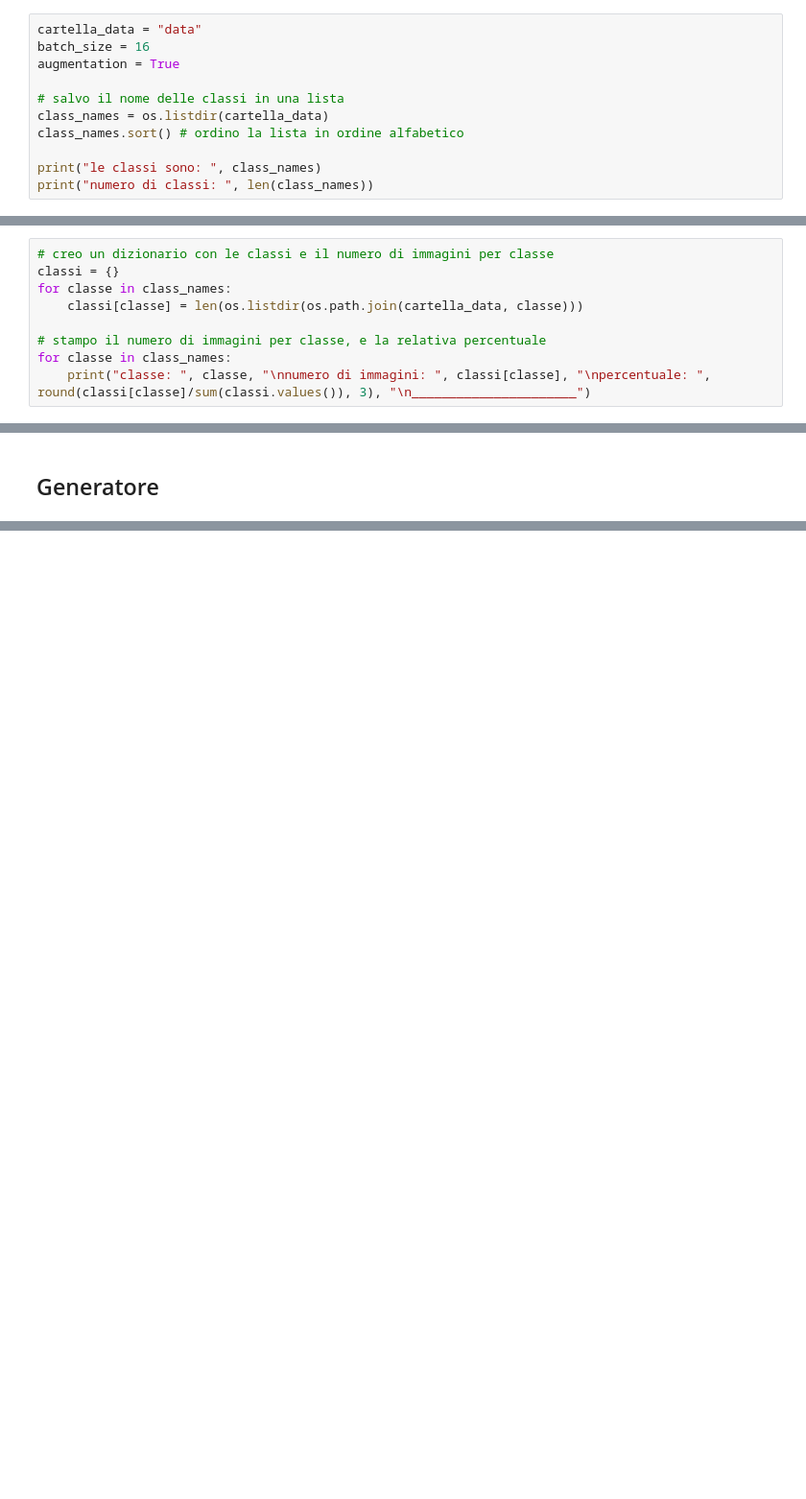
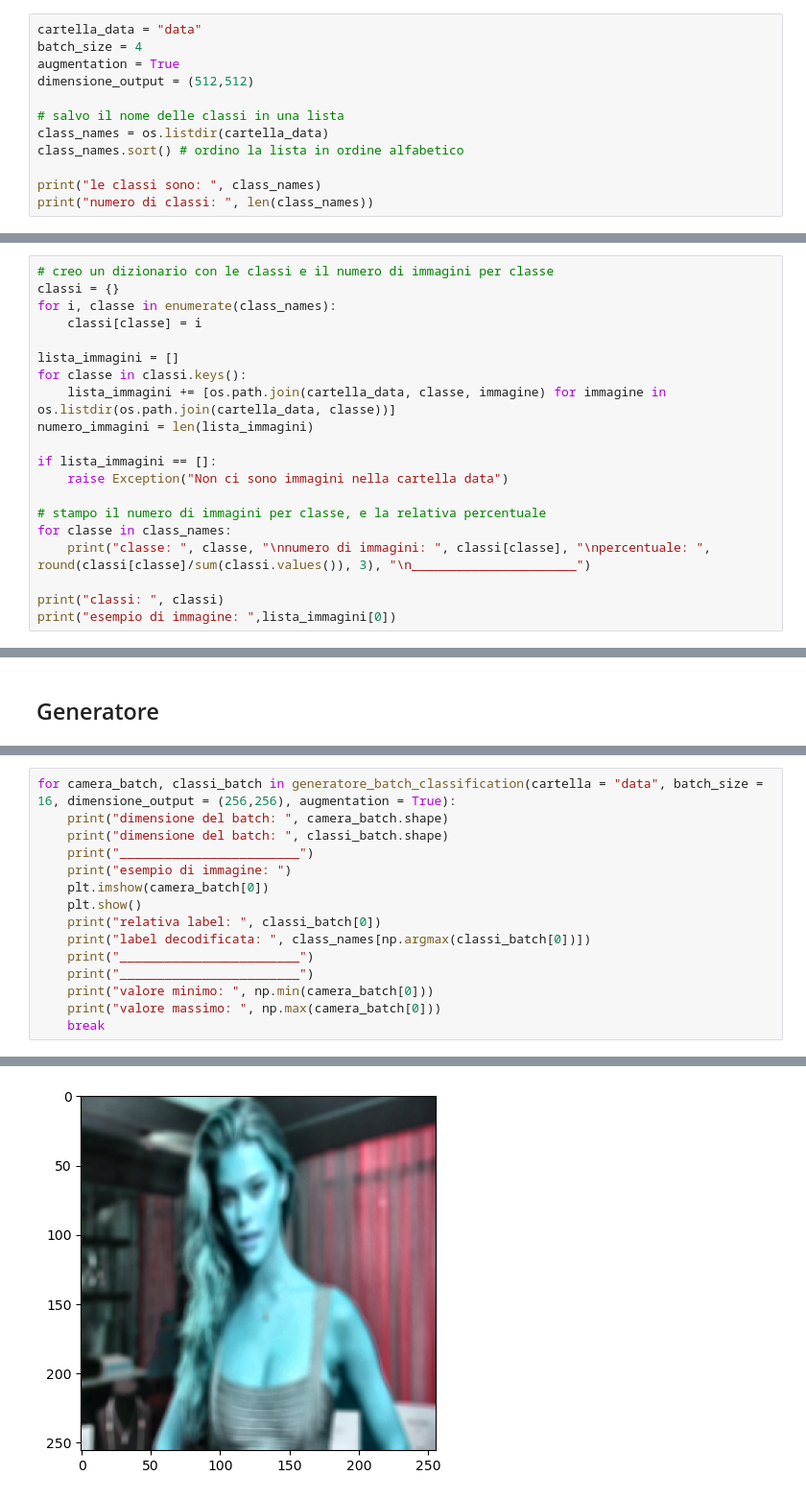
Before and after one commit to glag2/image_classification, a Jupyter notebook: classificazione.ipynb, the cells around one changed output, grey strips where cells are left out. Shown: that part at 96% size. Saved outputs shown, nothing was run; the diff lists cells and outputs as text; blank space fills up the shorter version.

```diff
--- a/classificazione.ipynb
+++ b/classificazione.ipynb
@@ -16,8 +24,9 @@ import keras
 prima di tutto definiamo in automatico le classi tramite il nome delle cartelle
 # %%
 cartella_data = "data"
-batch_size = 16
+batch_size = 4
 augmentation = True
+dimensione_output = (512,512)
 
 # salvo il nome delle classi in una lista
 class_names = os.listdir(cartella_data)
@@ -33,11 +42,22 @@ ora visualizziamo lo sbilanciamento delle classi
 # %%
 # creo un dizionario con le classi e il numero di immagini per classe
 classi = {}
-for classe in class_names:
-    classi[classe] = len(os.listdir(os.path.join(cartella_data, classe)))
+for i, classe in enumerate(class_names):
+    classi[classe] = i
+
+lista_immagini = []
+for classe in classi.keys():
+    lista_immagini += [os.path.join(cartella_data, classe, immagine) for immagine in os.listdir(os.path.join(cartella_data, classe))]
+numero_immagini = len(lista_immagini)
+
+if lista_immagini == []:
+    raise Exception("Non ci sono immagini nella cartella data")
 
 # stampo il numero di immagini per classe, e la relativa percentuale
 for classe in class_names:
     print("classe: ", classe, "\nnumero di immagini: ", classi[classe], "\npercentuale: ", round(classi[classe]/sum(classi.values()), 3), "\n______________________")
+
+print("classi: ", classi)
+print("esempio di immagine: ",lista_immagini[0])
 # %% [output]
 classe:  biscotti
@@ -184,0 +189,16 @@ valore massimo:  1.0
+# %%
+for camera_batch, classi_batch in generatore_batch_classification(cartella = "data", batch_size = 16, dimensione_output = (256,256), augmentation = True):
+    print("dimensione del batch: ", camera_batch.shape)
+    print("dimensione del batch: ", classi_batch.shape)
+    print("________________________")
+    print("esempio di immagine: ")
+    plt.imshow(camera_batch[0])
+    plt.show()
+    print("relativa label: ", classi_batch[0])
+    print("label decodificata: ", class_names[np.argmax(classi_batch[0])])
+    print("________________________")
+    print("________________________")
+    print("valore minimo: ", np.min(camera_batch[0]))
+    print("valore massimo: ", np.max(camera_batch[0]))
+    break
+# %% [output]
@@ -184,0 +209 @@ valore massimo:  1.0
+[figure, added]
```
Also changed, not shown: parts of 23 cells of this notebook.
